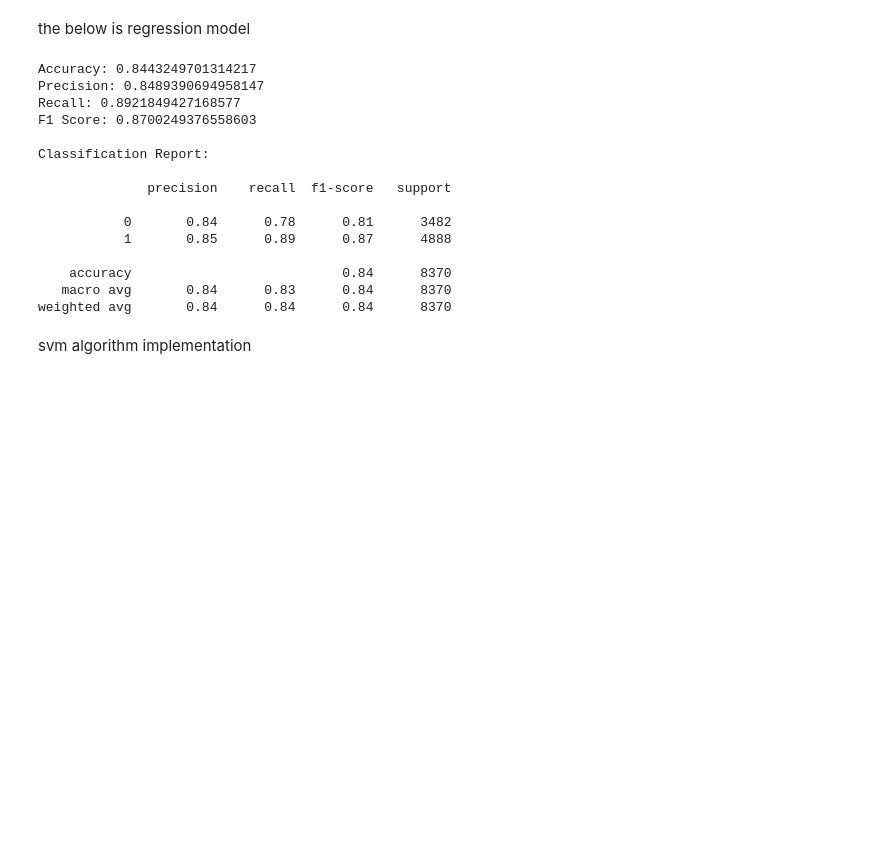
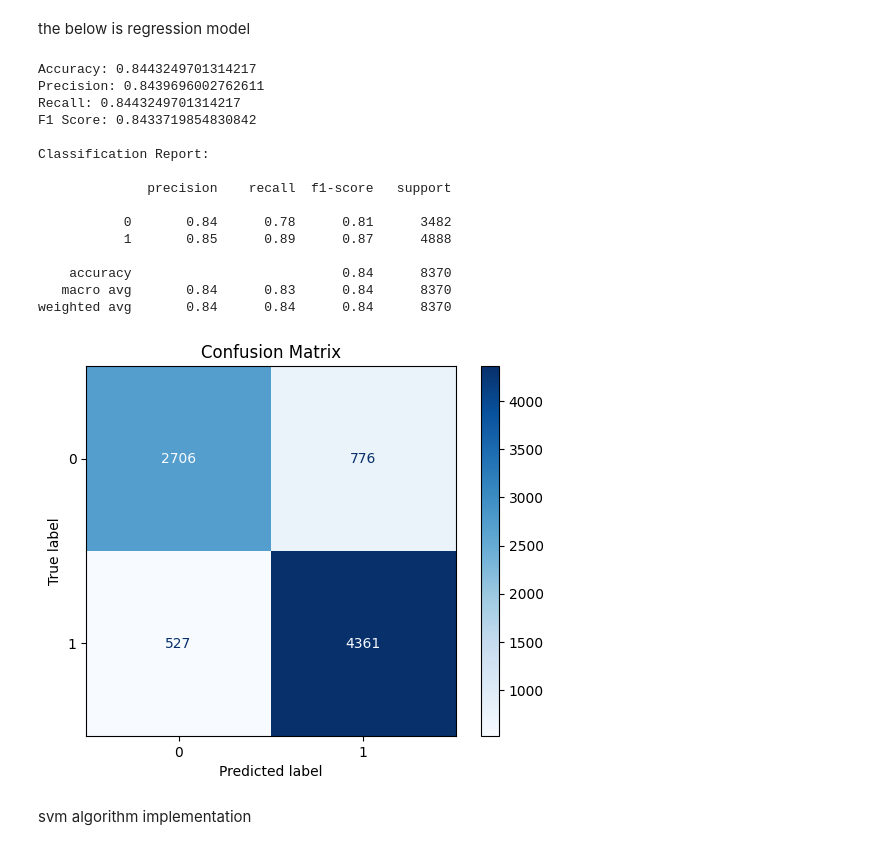
Before and after one commit to bisratlike/studentDepressionStatus, a Jupyter notebook: classification.ipynb, the cells around one changed output. Cells and saved outputs as stored; diff of their text form; code cells hidden in the pictures; blank space fills up the shorter version.

```diff
--- a/classification.ipynb
+++ b/classification.ipynb
@@ -203,51 +215,57 @@ weighted avg       0.77      0.77      0.77      8370
 the below is regression model
 # %%
 
-
-
-
-from sklearn.preprocessing import StandardScaler
-
+# logisitic regression model
 scaler = StandardScaler()
 X_train_scaled = scaler.fit_transform(X_train)
 X_test_scaled = scaler.transform(X_test)
+
 
 logistic_model = LogisticRegression()
 logistic_model.fit(X_train_scaled, y_train)
 
 y_pred = logistic_model.predict(X_test_scaled)
 
 
+accuracy = accuracy_score(y_test, y_pred)
+precision = precision_score(y_test, y_pred, average='weighted')
+recall = recall_score(y_test, y_pred, average='weighted')
+f1 = f1_score(y_test, y_pred, average='weighted')
+classification_rep = classification_report(y_test, y_pred)
 
-accuracy = accuracy_score(y_test, y_pred)
-precision = precision_score(y_test, y_pred)
-recall = recall_score(y_test, y_pred)
-f1 = f1_score(y_test, y_pred)
-classification_rep = classification_report(y_test, y_pred)
+
+conf_matrix = confusion_matrix(y_test, y_pred)
 
 
 print(f"Accuracy: {accuracy}")
 print(f"Precision: {precision}")
 print(f"Recall: {recall}")
 print(f"F1 Score: {f1}")
 print("\nClassification Report:\n")
 print(classification_rep)
+
+
+disp = ConfusionMatrixDisplay(confusion_matrix=conf_matrix, display_labels=logistic_model.classes_)
+disp.plot(cmap=plt.cm.Blues)
+plt.title("Confusion Matrix")
+plt.show()
 # %% [output]
 Accuracy: 0.8443249701314217
-Precision: 0.8489390694958147
-Recall: 0.8921849427168577
-F1 Score: 0.8700249376558603
+Precision: 0.8439696002762611
+Recall: 0.8443249701314217
+F1 Score: 0.8433719854830842
 
 Classification Report:
 
               precision    recall  f1-score   support
 
            0       0.84      0.78      0.81      3482
            1       0.85      0.89      0.87      4888
 
     accuracy                           0.84      8370
    macro avg       0.84      0.83      0.84      8370
 weighted avg       0.84      0.84      0.84      8370
+[figure, added]
 # %% [markdown]
 svm algorithm implementation
 # %%
```
Also changed, not shown: parts of 3 cells of this notebook, 4 other files.
